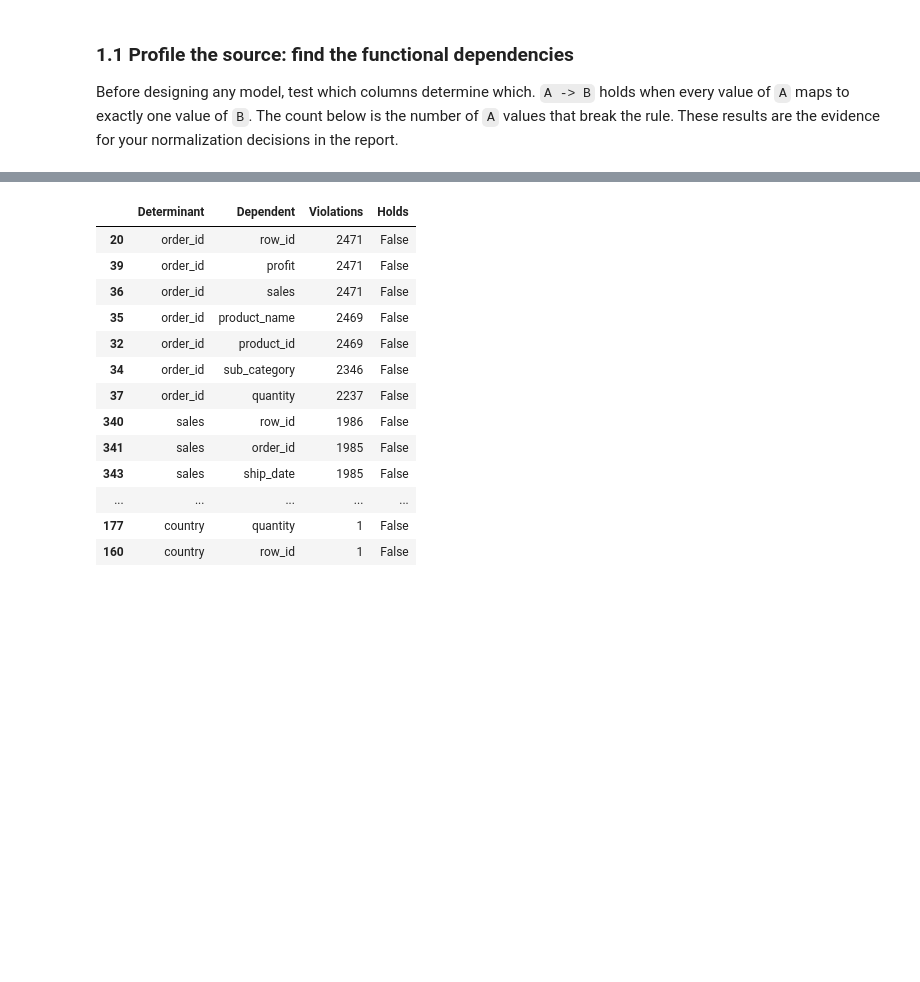
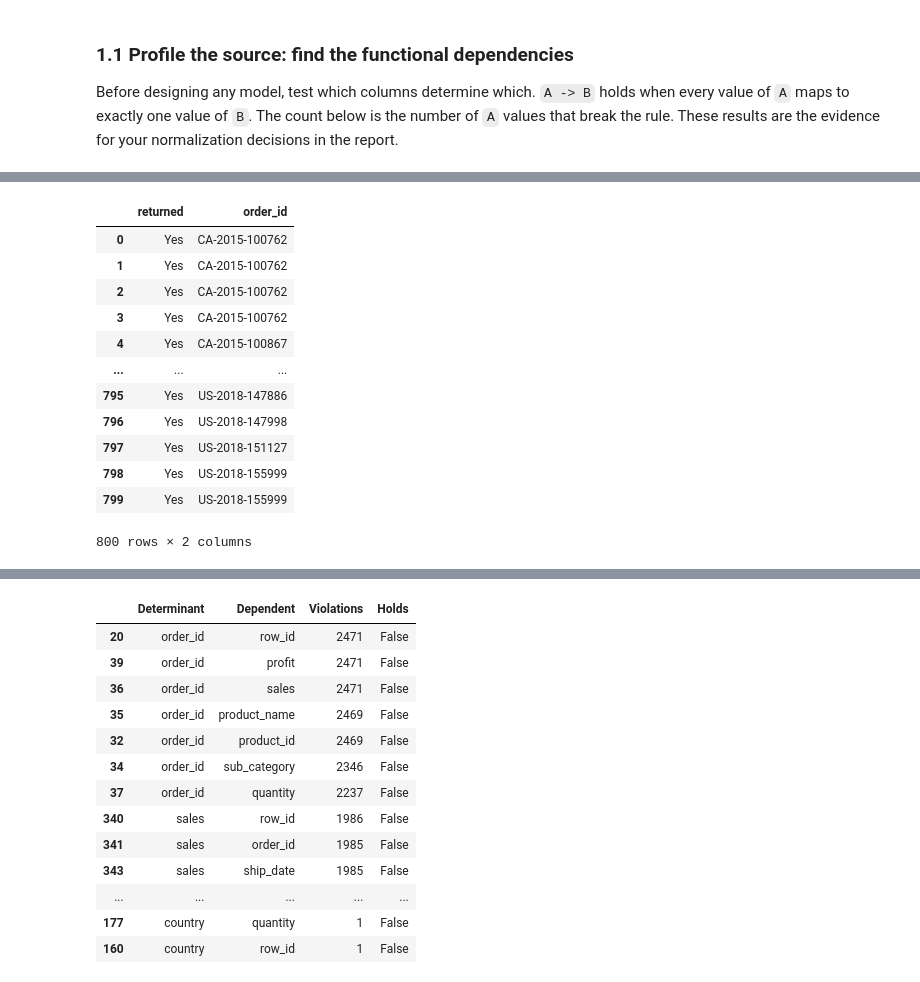
Before and after one commit to bienn2147/lab_act2_main, a Jupyter notebook: notebooks/DSA4156_Lab2_Template.ipynb, the cells around one changed output, grey strips where cells are left out. Drawn from its saved outputs; the diff is of its cells as text; code cells hidden in the pictures; blank space fills up the shorter version.

```diff
--- a/notebooks/DSA4156_Lab2_Template.ipynb
+++ b/notebooks/DSA4156_Lab2_Template.ipynb
@@ -116,0 +119,4 @@ These results are the evidence for your normalization decisions in the report.
+# %%
+orders = raw_orders.rename(columns=snake)
+people = raw_people.rename(columns=snake)
+returns_df = raw_returns.rename(columns=snake)
@@ -116,0 +273,16 @@ These results are the evidence for your normalization decisions in the report.
+# %%
+returns_df
+# %% [output]
+|  | returned | order_id |
+| 0 | Yes | CA-2015-100762 |
+| 1 | Yes | CA-2015-100762 |
+| 2 | Yes | CA-2015-100762 |
+| 3 | Yes | CA-2015-100762 |
+| 4 | Yes | CA-2015-100867 |
+| ... | ... | ... |
+| 795 | Yes | US-2018-147886 |
+| 796 | Yes | US-2018-147998 |
+| 797 | Yes | US-2018-151127 |
+| 798 | Yes | US-2018-155999 |
+| 799 | Yes | US-2018-155999 |
+800 rows × 2 columns
```
Also changed, not shown: parts of 32 cells of this notebook.
